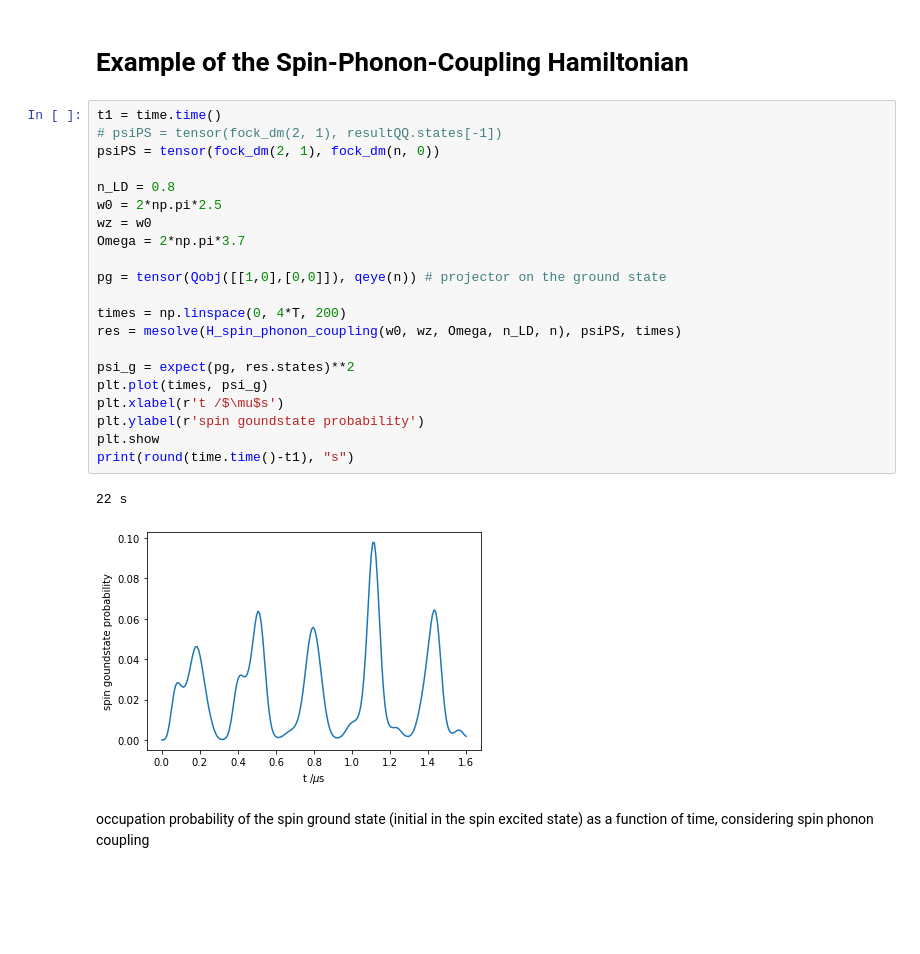
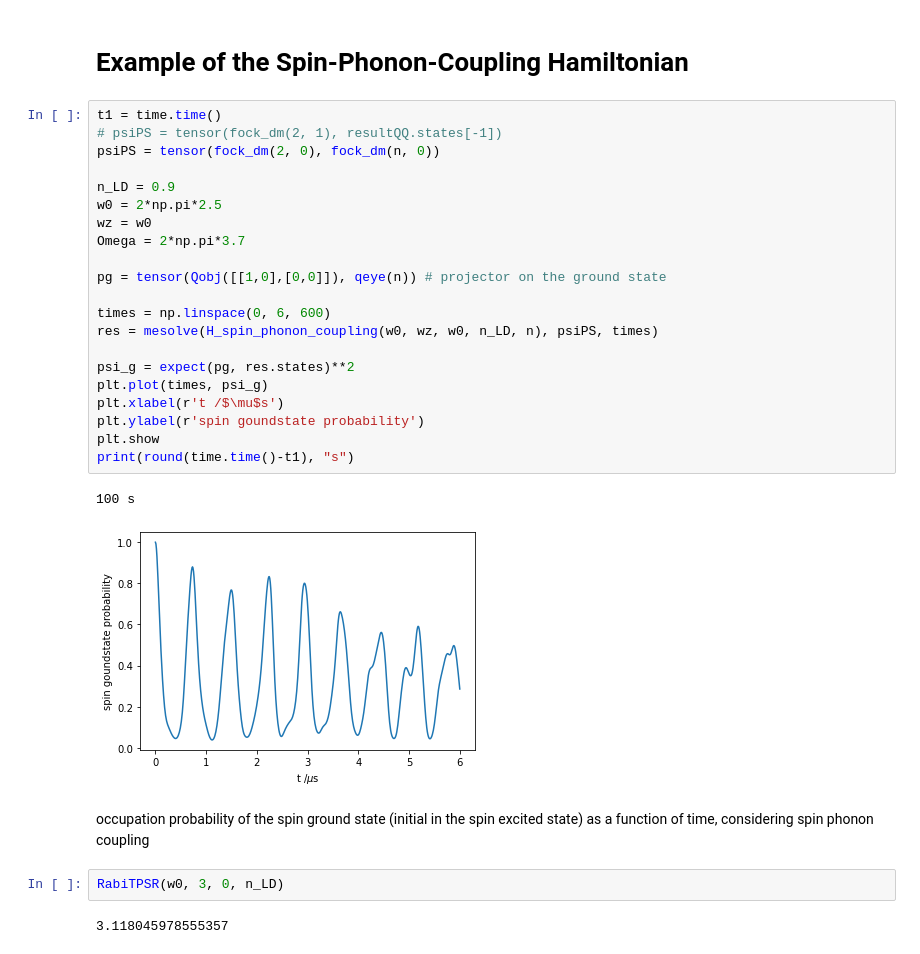
Before and after one commit to R-Thomm/Robin-Master, a Jupyter notebook: squeezed.ipynb, the cells around one changed output. Cells and saved outputs as stored; diff of their text form; blank space fills up the shorter version.

Commit message:
minor changes (included RabiTPSR)

```diff
--- a/squeezed.ipynb
+++ b/squeezed.ipynb
@@ -256,26 +268,30 @@ One finds that for the coherent displacement $\alpha$, an exponential fit of the
 # %%
 t1 = time.time()
 # psiPS = tensor(fock_dm(2, 1), resultQQ.states[-1])
-psiPS = tensor(fock_dm(2, 1), fock_dm(n, 0))
+psiPS = tensor(fock_dm(2, 0), fock_dm(n, 0))
 
-n_LD = 0.8
+n_LD = 0.9
 w0 = 2*np.pi*2.5
 wz = w0
 Omega = 2*np.pi*3.7
 
 pg = tensor(Qobj([[1,0],[0,0]]), qeye(n)) # projector on the ground state
 
-times = np.linspace(0, 4*T, 200)
-res = mesolve(H_spin_phonon_coupling(w0, wz, Omega, n_LD, n), psiPS, times)
+times = np.linspace(0, 6, 600)
+res = mesolve(H_spin_phonon_coupling(w0, wz, w0, n_LD, n), psiPS, times)
 
 psi_g = expect(pg, res.states)**2
 plt.plot(times, psi_g)
 plt.xlabel(r't /$\mu$s')
 plt.ylabel(r'spin goundstate probability')
 plt.show
 print(round(time.time()-t1), "s")
 # %% [output]
-22 s
+100 s
-[figure, old version]
+[figure, new version]
 # %% [markdown]
 occupation probability of the spin ground state (initial in the spin excited state) as a function of time, considering spin phonon coupling
+# %%
+RabiTPSR(w0, 3, 0, n_LD)
+# %% [output]
+3.118045978555357
```
Also changed, not shown: parts of 7 cells of this notebook, 1 other file.
